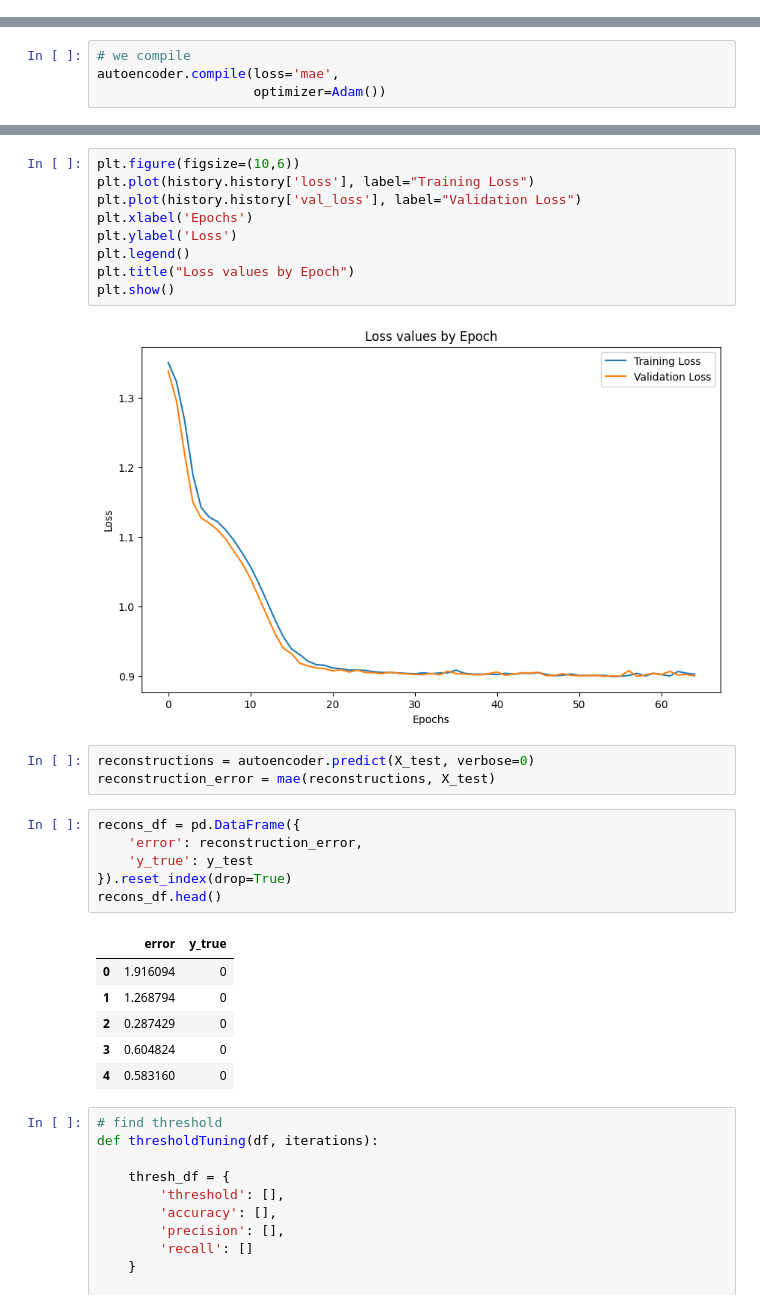
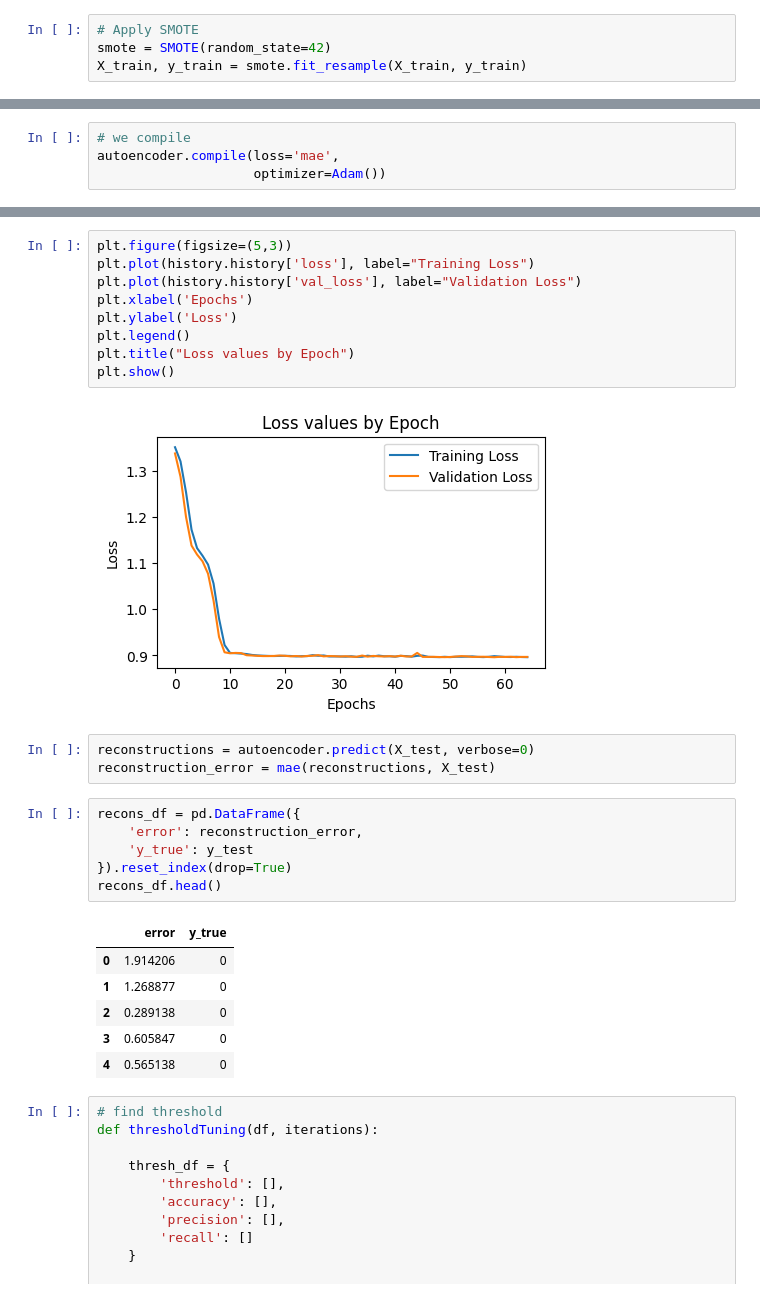
Before and after one commit to kisomo/Anomaly-Detection, a Jupyter notebook: models.ipynb, the cells around one changed output, grey strips where cells are left out. Drawn from its saved outputs; the diff is of its cells as text.

```diff
--- a/models.ipynb
+++ b/models.ipynb
@@ -74,0 +88,4 @@ print(np.sum(y==1))
+# %%
+# Apply SMOTE
+smote = SMOTE(random_state=42)
+X_train, y_train = smote.fit_resample(X_train, y_train)
@@ -161,14 +184,14 @@ Restoring model weights from the end of the best epoch: 58.
 # %%
-plt.figure(figsize=(10,6))
+plt.figure(figsize=(5,3))
 plt.plot(history.history['loss'], label="Training Loss")
 plt.plot(history.history['val_loss'], label="Validation Loss")
 plt.xlabel('Epochs')
 plt.ylabel('Loss')
 plt.legend()
 plt.title("Loss values by Epoch")
 plt.show()
 # %% [output]
-[figure, old version]
+[figure, new version]
 # %%
 reconstructions = autoencoder.predict(X_test, verbose=0)
 reconstruction_error = mae(reconstructions, X_test)
@@ -180,11 +203,11 @@ recons_df = pd.DataFrame({
 recons_df.head()
 # %% [output]
 |  | error | y_true |
-| 0 | 1.916094 | 0 |
-| 1 | 1.268794 | 0 |
-| 2 | 0.287429 | 0 |
-| 3 | 0.604824 | 0 |
-| 4 | 0.583160 | 0 |
+| 0 | 1.914206 | 0 |
+| 1 | 1.268877 | 0 |
+| 2 | 0.289138 | 0 |
+| 3 | 0.605847 | 0 |
+| 4 | 0.565138 | 0 |
 # %%
 # find threshold
 def thresholdTuning(df, iterations):
```
Also changed, not shown: parts of 23 cells of this notebook, 1 other file.
